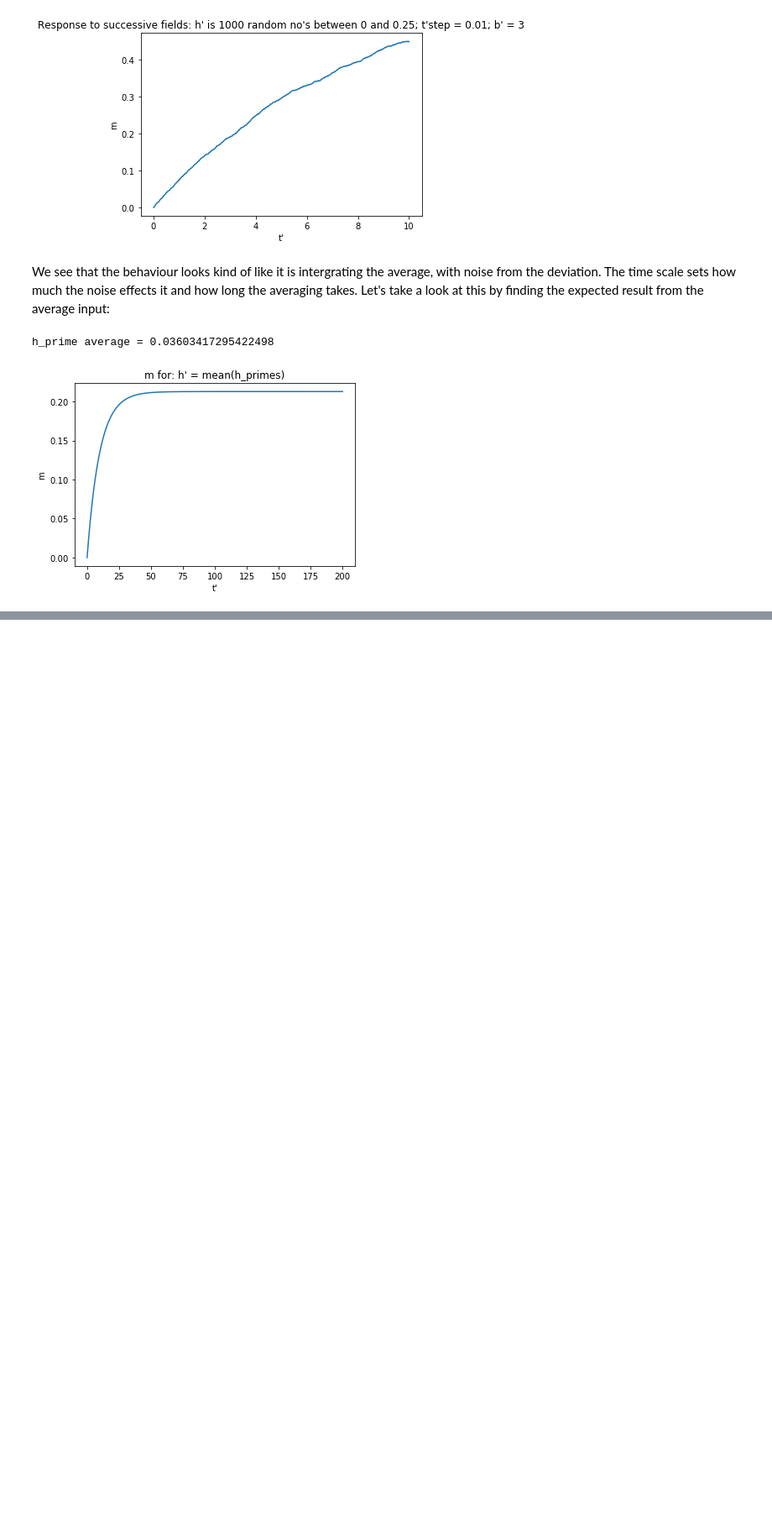
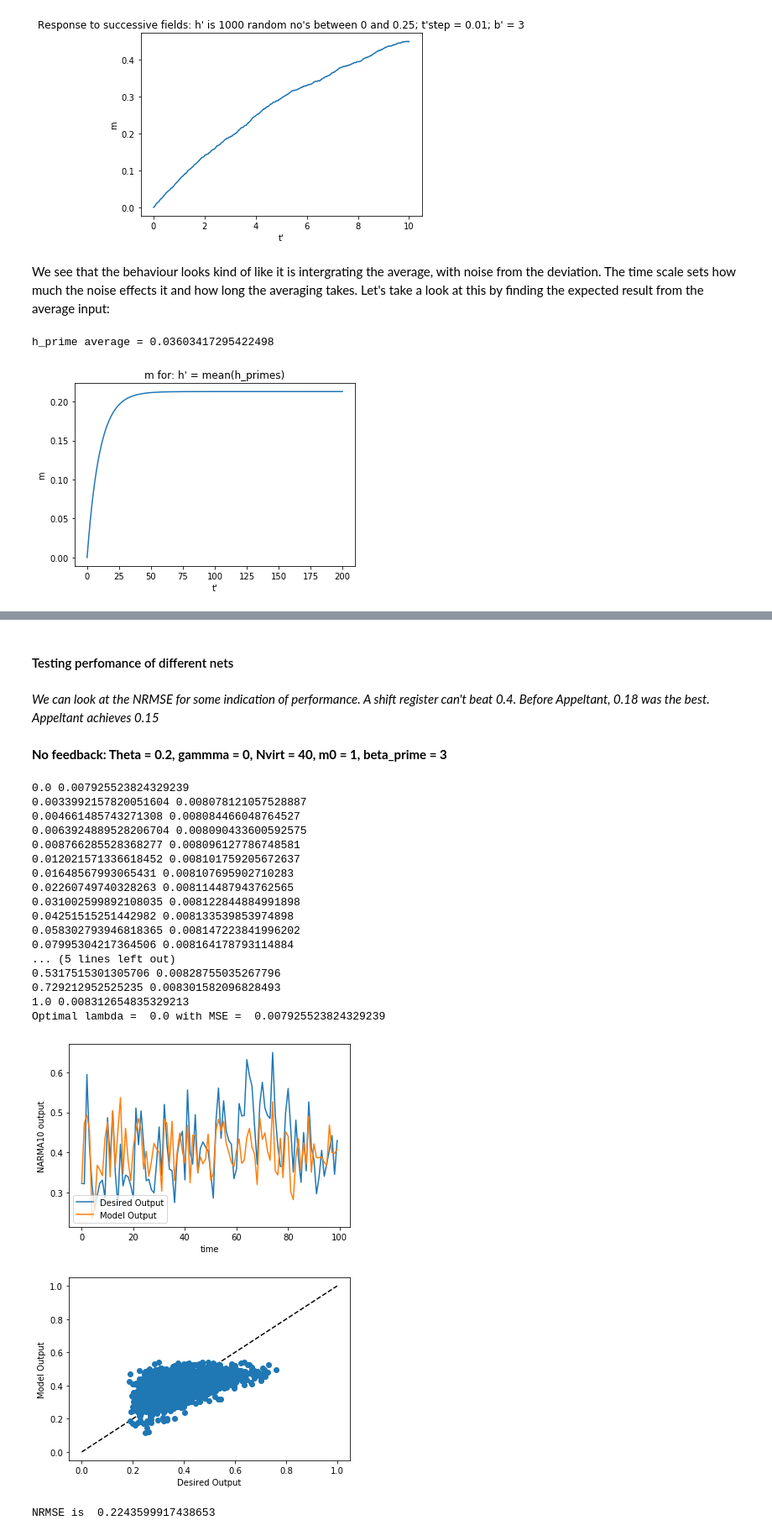
Before and after one commit to spintronic-computing-group/spnc, a Jupyter notebook: notebooks/SPNC_dev_and_testing/SPNC_dev_and_testing.ipynb, the cells around one changed output, grey strips where cells are left out. Shown at 84% size. Saved outputs shown, nothing was run; the diff lists cells and outputs as text; code cells hidden in the pictures; blank space fills up the shorter version.

```diff
--- a/notebooks/SPNC_dev_and_testing/SPNC_dev_and_testing.ipynb
+++ b/notebooks/SPNC_dev_and_testing/SPNC_dev_and_testing.ipynb
@@ -327,0 +704,75 @@ Based on this, it looks a little more complicated that straight up averaging. Pe
+# %%
+def NARMA10(N):
+    u = np.random.random(N+50)*0.5
+    y = np.zeros(N+50)
+    for k in range(10,N+50):
+        y[k] = 0.3*y[k-1] + 0.05*y[k-1]*np.sum(y[k-10:k]) + 1.5*u[k-1]*u[k-10] + 0.1
+    return u[50:], y[50:]
+# %%
+Ntrain = 5000
+Nvalid = 2000
+Ntest = 2000
+
+u, d = NARMA10(Ntrain + Nvalid + Ntest)
+
+utrain = u[:Ntrain]
+dtrain = d[:Ntrain]
+uvalid = u[Ntrain:Ntrain+Nvalid]
+dvalid = d[Ntrain:Ntrain+Nvalid]
+utest = u[Ntrain+Nvalid:]
+dtest = d[Ntrain+Nvalid:]
+# %% [markdown]
+#### Testing perfomance of different nets
+# %% [markdown]
+*We can look at the NRMSE for some indication of performance. A shift register can't beat 0.4. Before Appeltant, 0.18 was the best. Appeltant achieves 0.15*
+# %% [markdown]
+**No feedback: Theta = 0.2, gammma = 0, Nvirt = 40, m0 = 1, beta_prime = 3**
+# %%
+# Defining the net
+# potential params : ( Nin, Nvirt, Nout, m0=0.1, mask_sparse=1.0, bias=False, act=None, inv_act=None)
+net = Mackey_Glass_SNR(1, 40, 1, m0=1, mask_sparse=0.5, bias=False)
+params = {'theta':0.2,'gamma':0.0,'beta_prime':3}
+
+
+# Running the net
+net.train(utrain, dtrain, uvalid, dvalid, params)
+
+Stest = net.transform(utest, params)
+pred = net.forward(Stest)
+
+plt.plot(dtest[100:200], label='Desired Output')
+plt.plot(pred[100:200], label='Model Output')
+plt.legend(loc='lower left')
+plt.xlabel('time')
+plt.ylabel('NARMA10 output')
+plt.show()
+
+plt.plot(np.linspace(0,1.0),np.linspace(0,1.0), 'k--' )
+plt.plot(dtest[:], pred[:], 'o')
+plt.xlabel('Desired Output')
+plt.ylabel('Model Output')
+plt.show()
+
+#NRMSE
+print('NRMSE is ',np.sqrt(MSE(pred,dtest))/np.mean(dtest))
+# %% [output]
+0.0 0.007925523824329239
+0.0033992157820051604 0.008078121057528887
+0.004661485743271308 0.008084466048764527
+0.0063924889528206704 0.008090433600592575
+0.008766285528368277 0.008096127786748581
+0.012021571336618452 0.008101759205672637
+0.01648567993065431 0.008107695902710283
+0.02260749740328263 0.008114487943762565
+0.031002599892108035 0.008122844884991898
+0.04251515251442982 0.008133539853974898
+0.058302793946818365 0.008147223841996202
+0.07995304217364506 0.008164178793114884
+... (5 lines left out)
+0.5317515301305706 0.00828755035267796
+0.729212952525235 0.008301582096828493
+1.0 0.008312654835329213
+Optimal lambda =  0.0 with MSE =  0.007925523824329239
+[figure, added]
+[figure, added]
+NRMSE is  0.2243599917438653
```
Also changed, not shown: parts of 33 cells of this notebook, 1 other file.
